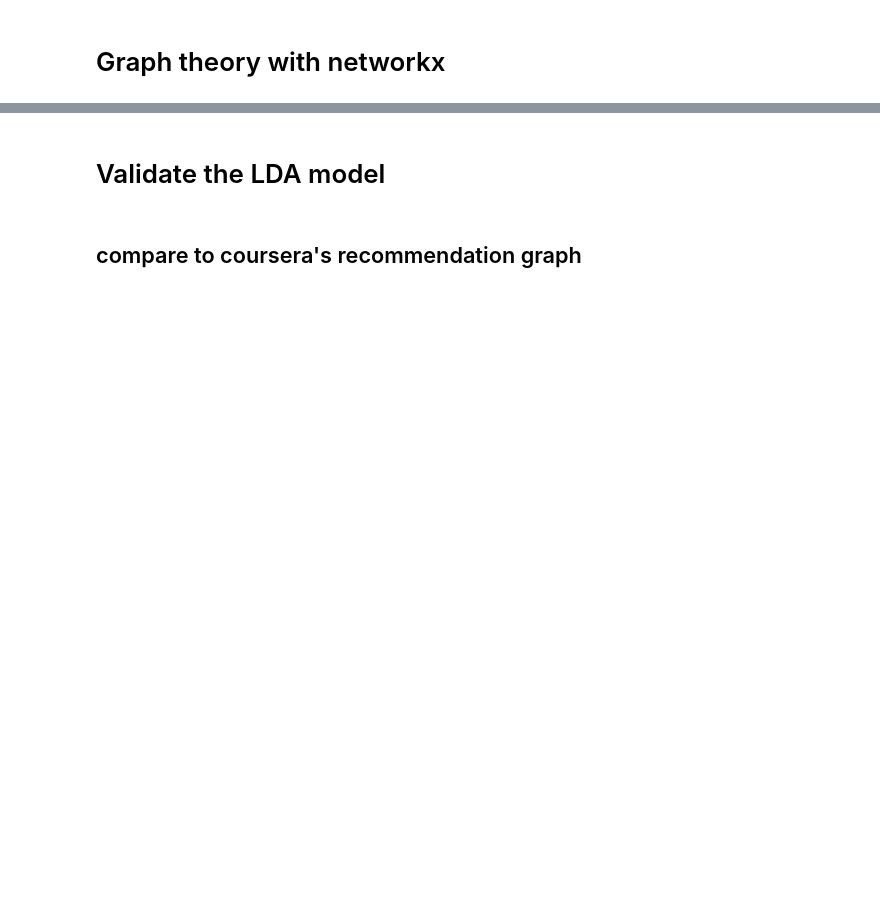
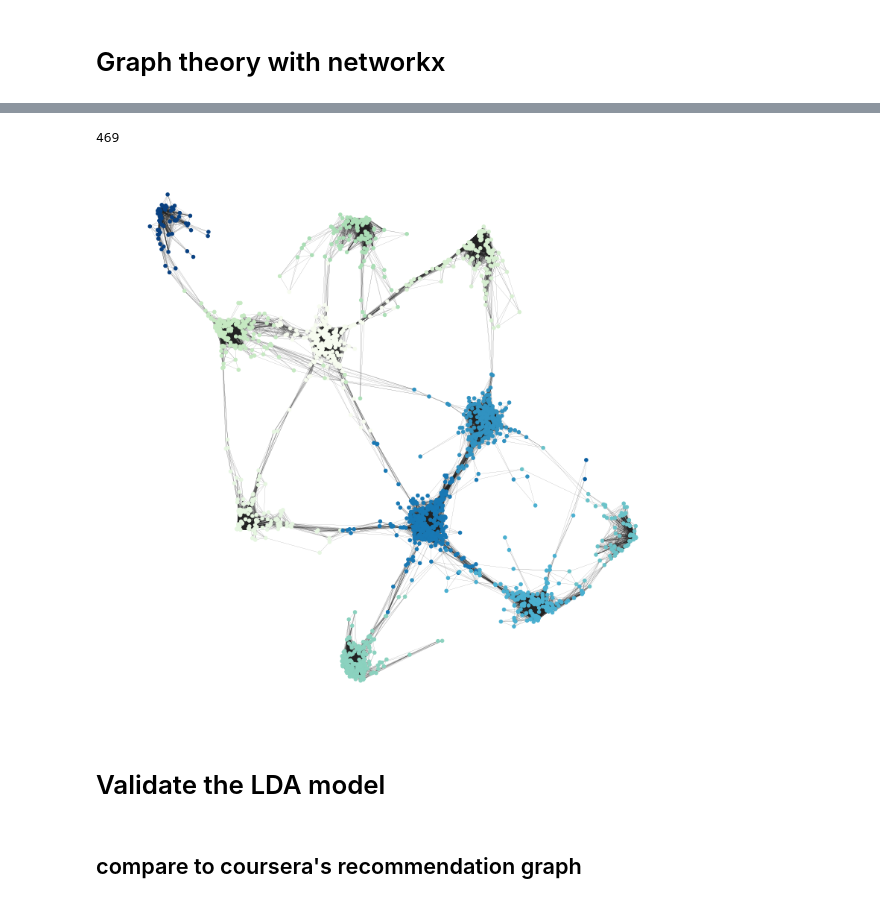
Before and after one commit to amandakeasson/edu-cater, a Jupyter notebook: notebooks/edu-cater.ipynb, the cells around one changed output, grey strips where cells are left out. Cells and saved outputs as stored; diff of their text form; code cells hidden in the pictures; blank space fills up the shorter version.

```diff
--- a/notebooks/edu-cater.ipynb
+++ b/notebooks/edu-cater.ipynb
@@ -463,7 +507,7 @@ thresh = np.percentile(scorecorrs_triu,97.5)
 scorecorrs = cos_sim(scoremat)
 scorecorrs[scorecorrs<=thresh] = 0
 strength = np.sum(scorecorrs, axis=0)
-strength_thresh = 15
+strength_thresh = 5
 inds = np.where(strength<=strength_thresh)[0]
 print(len(inds))
 
@@ -484,33 +528,36 @@ G = bestgraph
 values_thresh = copy.deepcopy(np.array(values))
 #values_thresh = values_thresh[np.where(strength>strength_thresh)[0]]
 newnodes = list(bestgraph.nodes())
 values_thresh = values_thresh[newnodes]
 
 plt.figure(1,figsize=(10,10))
 nx.draw(G, pos, node_size=20, node_color = values_thresh, width=.1, cmap='GnBu', vmin = np.min(values), edge_color="#222222")
 plt.savefig("figures/coursera_lda_network_thresh.png", format="PNG")
 plt.show(block=False)
 
 # write nodes for plotting (viz only)
 with open('../edu-app/static/nodes_orig_plot.csv', mode='w') as fp:
     fwriter = csv.writer(fp, delimiter=',', quotechar='"', quoting=csv.QUOTE_MINIMAL)
     fwriter.writerow(['x', 'y', 'strength', 'radius','title'])
     for i in range(len(pos)):
         if i in G.nodes():
             fwriter.writerow([pos[i][0], pos[i][1], int(values[i]), 2, titles_all[i]])
 
 # write edges.csv: saved edges are for visualization only (higher threshold)
 list_edges = list(G.edges())
 with open('../edu-app/static/edges_orig_plot.csv', mode='w') as fp:
     fwriter = csv.writer(fp, delimiter=',', quotechar='"', quoting=csv.QUOTE_MINIMAL)
     fwriter.writerow(['x1', 'x2', 'y1', 'y2', 'width', 'color'])
     for i in range(len(list_edges)):
         if list_edges[i][0] != list_edges[i][1]:
             x1 = pos[list_edges[i][0]][0]
             x2 = pos[list_edges[i][1]][0]
             y1 = pos[list_edges[i][0]][1]
             y2 = pos[list_edges[i][1]][1]
             fwriter.writerow([x1, x2, y1, y2, G.edges[list_edges[i][0],list_edges[i][1]]['weight'], '#000000'])
+# %% [output]
+469
+[figure, added]
 # %% [markdown]
 # Validate the LDA model
 # %% [markdown]
```
Also changed, not shown: parts of 20 cells of this notebook, 21 other files.
